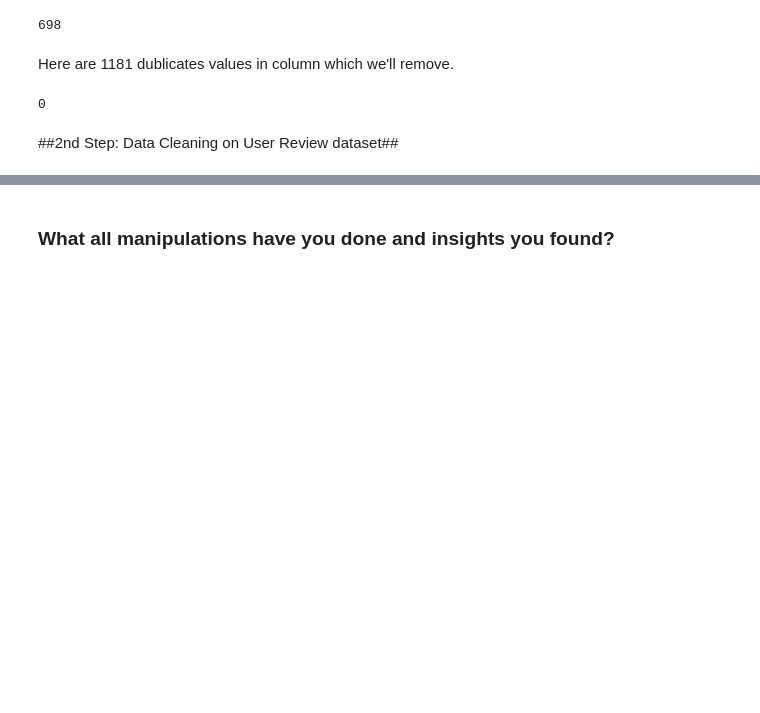
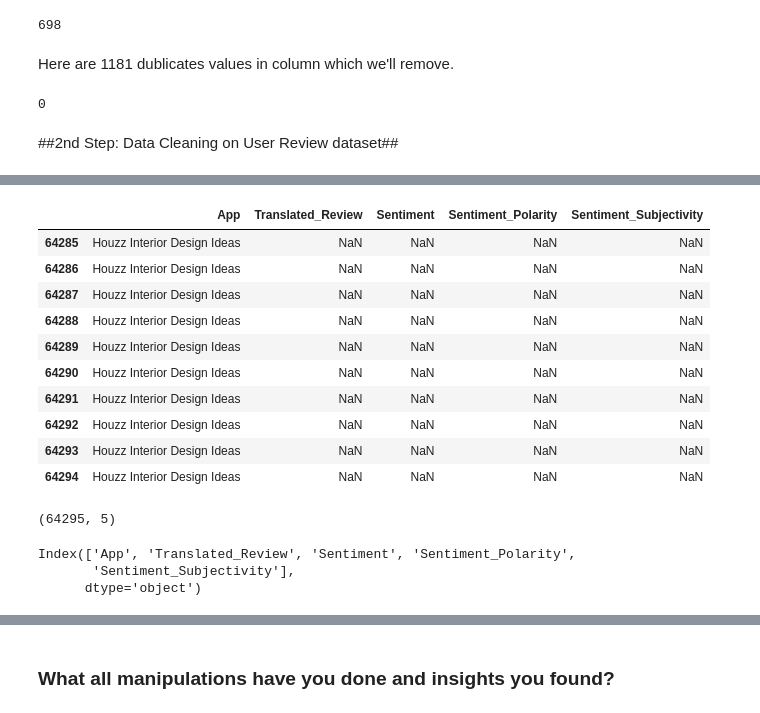
Before and after one commit to VIRU2341/alma-better-playstore, a Jupyter notebook: PLAYSTORE_EDA_analysis.ipynb, the cells around one changed output, grey strips where cells are left out. Saved outputs shown, nothing was run; the diff lists cells and outputs as text; code cells hidden in the pictures; blank space fills up the shorter version.

```diff
--- a/PLAYSTORE_EDA_analysis.ipynb
+++ b/PLAYSTORE_EDA_analysis.ipynb
@@ -538,0 +555,27 @@ df['App'].duplicated().sum()
+# %%
+# using tail() to show last 10 rows of user_reviews_data
+user_reviews_data.tail(10)
+# %% [output]
+|  | App | Translated_Review | Sentiment | Sentiment_Polarity | Sentiment_Subjectivity |
+| 64285 | Houzz Interior Design Ideas | NaN | NaN | NaN | NaN |
+| 64286 | Houzz Interior Design Ideas | NaN | NaN | NaN | NaN |
+| 64287 | Houzz Interior Design Ideas | NaN | NaN | NaN | NaN |
+| 64288 | Houzz Interior Design Ideas | NaN | NaN | NaN | NaN |
+| 64289 | Houzz Interior Design Ideas | NaN | NaN | NaN | NaN |
+| 64290 | Houzz Interior Design Ideas | NaN | NaN | NaN | NaN |
+| 64291 | Houzz Interior Design Ideas | NaN | NaN | NaN | NaN |
+| 64292 | Houzz Interior Design Ideas | NaN | NaN | NaN | NaN |
+| 64293 | Houzz Interior Design Ideas | NaN | NaN | NaN | NaN |
+| 64294 | Houzz Interior Design Ideas | NaN | NaN | NaN | NaN |
+# %%
+# checking the shape (number of rows and columns) of user_reviews_data
+user_reviews_data.shape
+# %% [output]
+(64295, 5)
+# %%
+# checking the columns of user_reviews_data
+user_reviews_data.columns
+# %% [output]
+Index(['App', 'Translated_Review', 'Sentiment', 'Sentiment_Polarity',
+       'Sentiment_Subjectivity'],
+      dtype='object')
```
Also changed, not shown: parts of 12 cells of this notebook.
